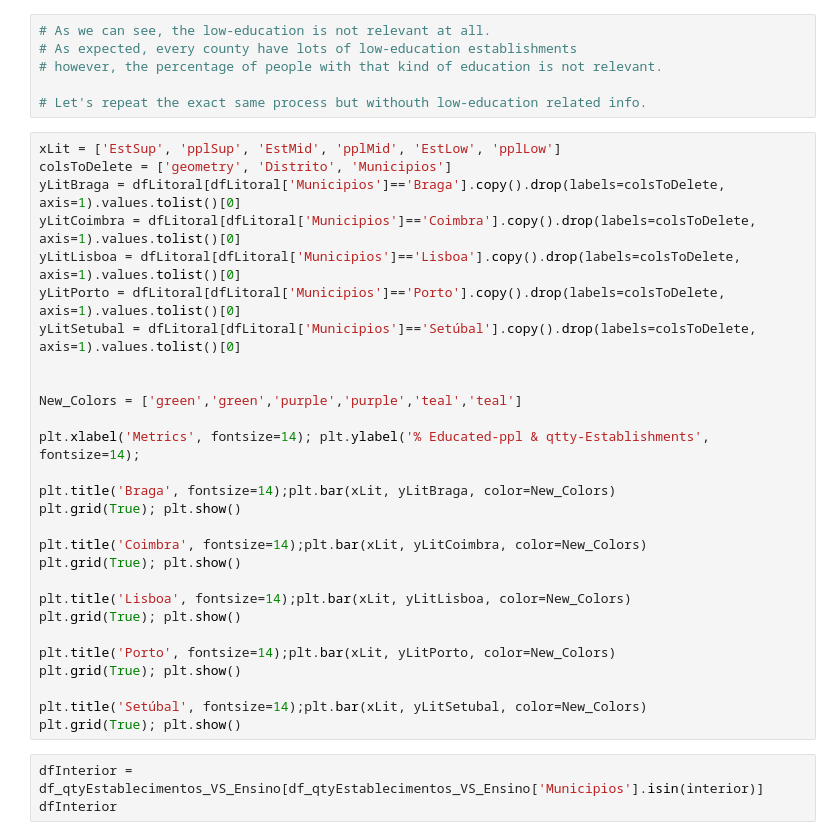
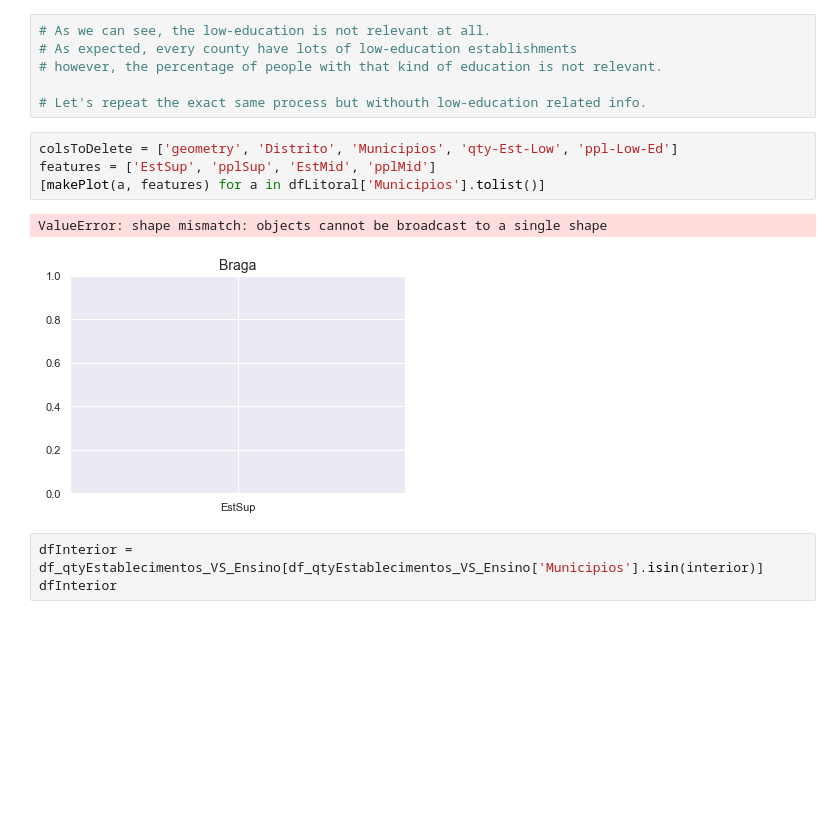
Before and after one commit to hjoaquim/psn-fs-js-hj, a Jupyter notebook: projeto-final.ipynb, the cells around one changed output. Cells and saved outputs as stored; diff of their text form; blank space fills up the shorter version.

```diff
--- a/projeto-final.ipynb
+++ b/projeto-final.ipynb
@@ -207,34 +207,13 @@ features = ['EstSup', 'pplSup', 'EstMid', 'pplMid', 'EstLow', 'pplLow']
 # however, the percentage of people with that kind of education is not relevant.
 
 # Let's repeat the exact same process but withouth low-education related info.
-# %%
-xLit = ['EstSup', 'pplSup', 'EstMid', 'pplMid', 'EstLow', 'pplLow']
-colsToDelete = ['geometry', 'Distrito', 'Municipios']
-yLitBraga = dfLitoral[dfLitoral['Municipios']=='Braga'].copy().drop(labels=colsToDelete, axis=1).values.tolist()[0]
-yLitCoimbra = dfLitoral[dfLitoral['Municipios']=='Coimbra'].copy().drop(labels=colsToDelete, axis=1).values.tolist()[0]
-yLitLisboa = dfLitoral[dfLitoral['Municipios']=='Lisboa'].copy().drop(labels=colsToDelete, axis=1).values.tolist()[0]
-yLitPorto = dfLitoral[dfLitoral['Municipios']=='Porto'].copy().drop(labels=colsToDelete, axis=1).values.tolist()[0]
-yLitSetubal = dfLitoral[dfLitoral['Municipios']=='Setúbal'].copy().drop(labels=colsToDelete, axis=1).values.tolist()[0]
-
-
-New_Colors = ['green','green','purple','purple','teal','teal']
-
-plt.xlabel('Metrics', fontsize=14); plt.ylabel('% Educated-ppl & qtty-Establishments', fontsize=14);
-
-plt.title('Braga', fontsize=14);plt.bar(xLit, yLitBraga, color=New_Colors)
-plt.grid(True); plt.show()
-
-plt.title('Coimbra', fontsize=14);plt.bar(xLit, yLitCoimbra, color=New_Colors)
-plt.grid(True); plt.show()
-
-plt.title('Lisboa', fontsize=14);plt.bar(xLit, yLitLisboa, color=New_Colors)
-plt.grid(True); plt.show()
-
-plt.title('Porto', fontsize=14);plt.bar(xLit, yLitPorto, color=New_Colors)
-plt.grid(True); plt.show()
-
-plt.title('Setúbal', fontsize=14);plt.bar(xLit, yLitSetubal, color=New_Colors)
-plt.grid(True); plt.show()
+# %%
+colsToDelete = ['geometry', 'Distrito', 'Municipios', 'qty-Est-Low', 'ppl-Low-Ed']
+features = ['EstSup', 'pplSup', 'EstMid', 'pplMid']
+[makePlot(a, features) for a in dfLitoral['Municipios'].tolist()]
+# %% [output]
+ValueError: shape mismatch: objects cannot be broadcast to a single shape
+[figure, added]
 # %%
 dfInterior = df_qtyEstablecimentos_VS_Ensino[df_qtyEstablecimentos_VS_Ensino['Municipios'].isin(interior)]
 dfInterior
```
Also changed, not shown: parts of 2 cells of this notebook.
